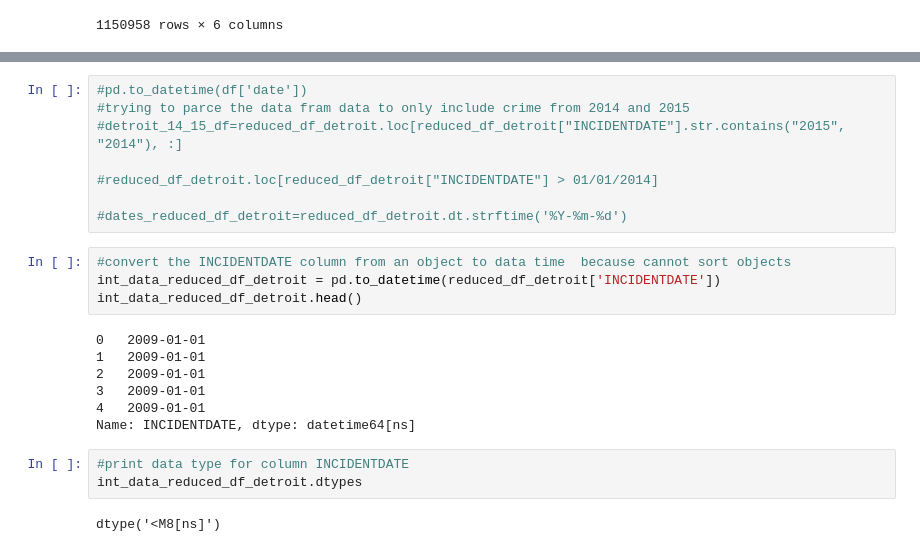
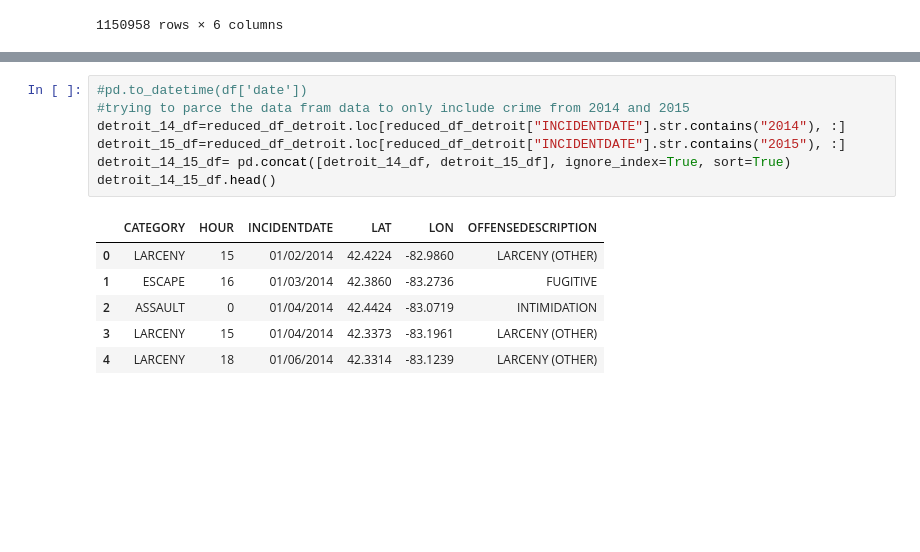
Before and after one commit to nsridhar26/crangmcgee, a Jupyter notebook: Detroit_data/Detroit.ipynb, the cells around one changed output, grey strips where cells are left out. Saved outputs shown, nothing was run; the diff lists cells and outputs as text; blank space fills up the shorter version.

Commit message:
detroit_data_1

```diff
--- a/Detroit_data/Detroit.ipynb
+++ b/Detroit_data/Detroit.ipynb
@@ -70,24 +81,14 @@ dtype: object
 # %%
 #pd.to_datetime(df['date'])
 #trying to parce the data fram data to only include crime from 2014 and 2015
-#detroit_14_15_df=reduced_df_detroit.loc[reduced_df_detroit["INCIDENTDATE"].str.contains("2015", "2014"), :]
-
-#reduced_df_detroit.loc[reduced_df_detroit["INCIDENTDATE"] > 01/01/2014]
-
-#dates_reduced_df_detroit=reduced_df_detroit.dt.strftime('%Y-%m-%d')
+detroit_14_df=reduced_df_detroit.loc[reduced_df_detroit["INCIDENTDATE"].str.contains("2014"), :]
+detroit_15_df=reduced_df_detroit.loc[reduced_df_detroit["INCIDENTDATE"].str.contains("2015"), :]
+detroit_14_15_df= pd.concat([detroit_14_df, detroit_15_df], ignore_index=True, sort=True)
+detroit_14_15_df.head()
+# %% [output]
+|  | CATEGORY | HOUR | INCIDENTDATE | LAT | LON | OFFENSEDESCRIPTION |
+| 0 | LARCENY | 15 | 01/02/2014 | 42.4224 | -82.9860 | LARCENY (OTHER) |
+| 1 | ESCAPE | 16 | 01/03/2014 | 42.3860 | -83.2736 | FUGITIVE |
+| 2 | ASSAULT | 0 | 01/04/2014 | 42.4424 | -83.0719 | INTIMIDATION |
+| 3 | LARCENY | 15 | 01/04/2014 | 42.3373 | -83.1961 | LARCENY (OTHER) |
+| 4 | LARCENY | 18 | 01/06/2014 | 42.3314 | -83.1239 | LARCENY (OTHER) |
-# %%
-#convert the INCIDENTDATE column from an object to data time  because cannot sort objects
-int_data_reduced_df_detroit = pd.to_datetime(reduced_df_detroit['INCIDENTDATE'])
-int_data_reduced_df_detroit.head()
-# %% [output]
-0   2009-01-01
-1   2009-01-01
-2   2009-01-01
-3   2009-01-01
-4   2009-01-01
-Name: INCIDENTDATE, dtype: datetime64[ns]
-# %%
-#print data type for column INCIDENTDATE
-int_data_reduced_df_detroit.dtypes
-# %% [output]
-dtype('<M8[ns]')
```
Also changed, not shown: parts of 9 cells of this notebook, 1 other file.
